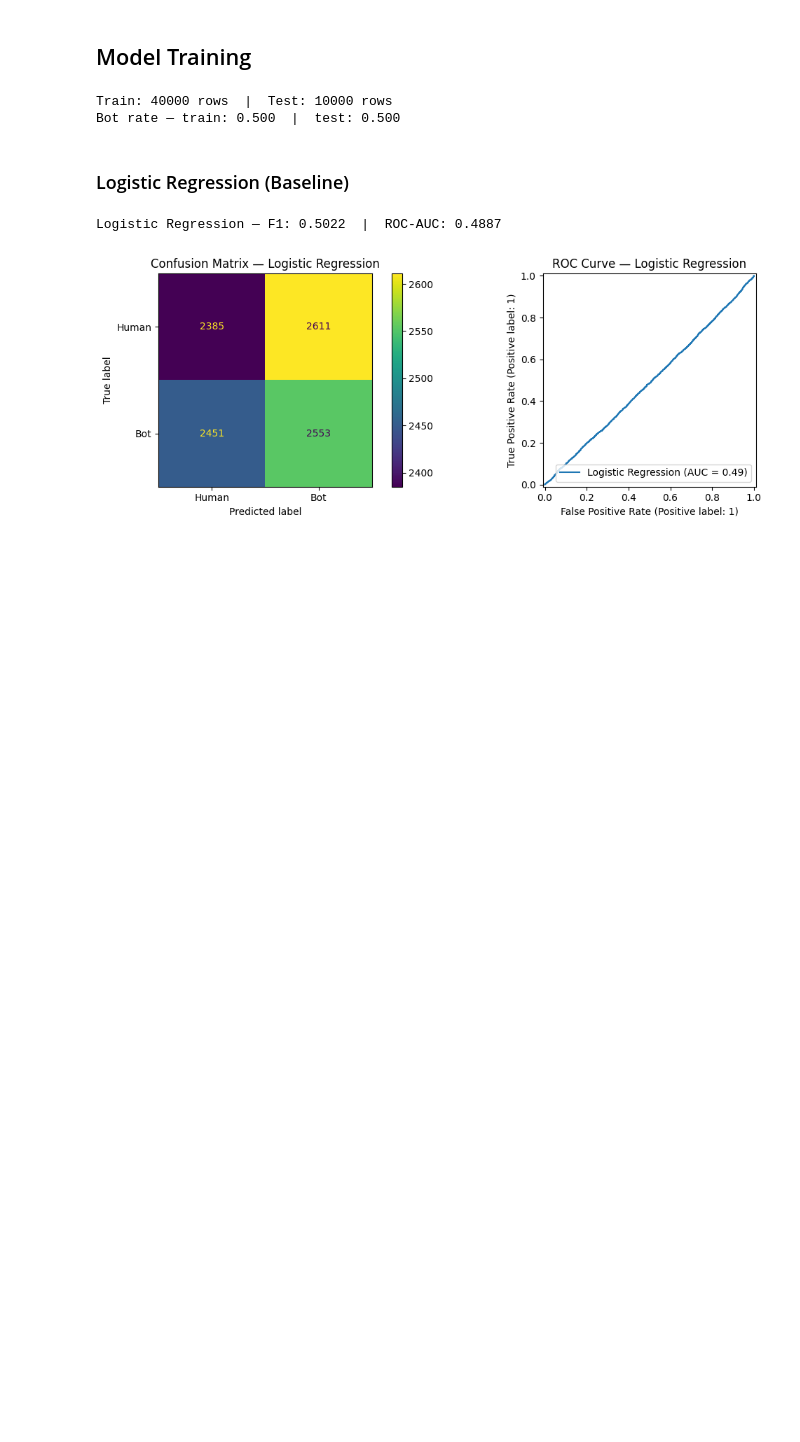
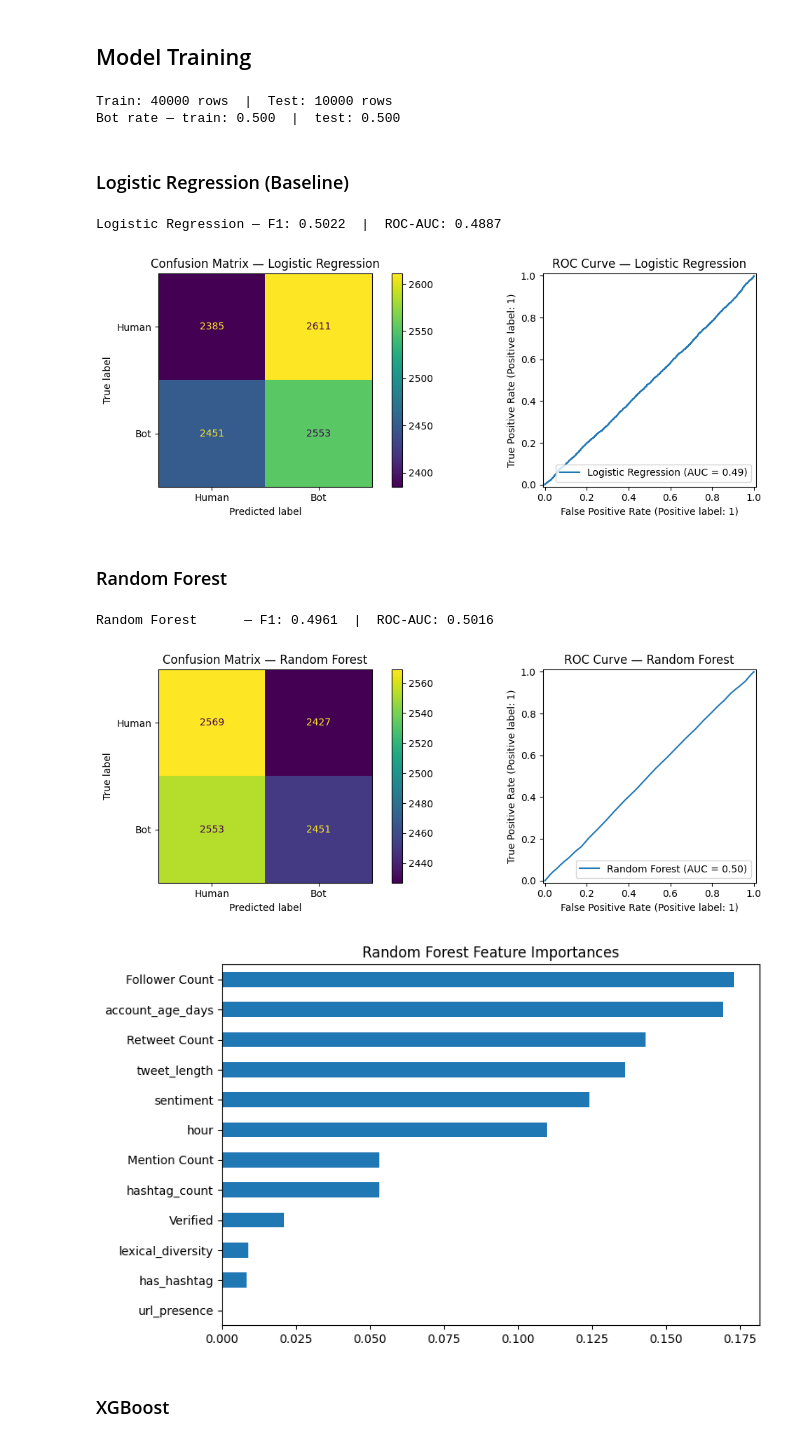
Before and after one commit to k-p2606/bot-or-not, a Jupyter notebook: bot-classifier.ipynb, the cells around one changed output. Cells and saved outputs as stored; diff of their text form; code cells hidden in the pictures; blank space fills up the shorter version.

```diff
--- a/bot-classifier.ipynb
+++ b/bot-classifier.ipynb
@@ -280,3 +280,37 @@ plt.show()
 # %% [output]
 Logistic Regression — F1: 0.5022  |  ROC-AUC: 0.4887
 [figure]
+# %% [markdown]
+### Random Forest
+# %%
+from sklearn.ensemble import RandomForestClassifier
+
+rf = RandomForestClassifier(n_estimators=100, random_state=42, n_jobs=-1)
+rf.fit(X_train, y_train)
+
+y_pred_rf = rf.predict(X_test)
+y_prob_rf = rf.predict_proba(X_test)[:, 1]
+
+f1_rf = f1_score(y_test, y_pred_rf)
+auc_rf = roc_auc_score(y_test, y_prob_rf)
+print(f"Random Forest      — F1: {f1_rf:.4f}  |  ROC-AUC: {auc_rf:.4f}")
+
+fig, axes = plt.subplots(1, 2, figsize=(12, 4))
+ConfusionMatrixDisplay.from_predictions(y_test, y_pred_rf, display_labels=['Human', 'Bot'], ax=axes[0])
+axes[0].set_title('Confusion Matrix — Random Forest')
+RocCurveDisplay.from_predictions(y_test, y_prob_rf, ax=axes[1], name='Random Forest')
+axes[1].set_title('ROC Curve — Random Forest')
+plt.tight_layout()
+plt.show()
+
+# Feature importances
+importances = pd.Series(rf.feature_importances_, index=X_train.columns).sort_values(ascending=True)
+importances.plot(kind='barh', figsize=(8, 5), title='Random Forest Feature Importances')
+plt.tight_layout()
+plt.show()
+# %% [output]
+Random Forest      — F1: 0.4961  |  ROC-AUC: 0.5016
+[figure, added]
+[figure, added]
+# %% [markdown]
+### XGBoost
```
Also changed, not shown: parts of 10 cells of this notebook, 3 other files.
